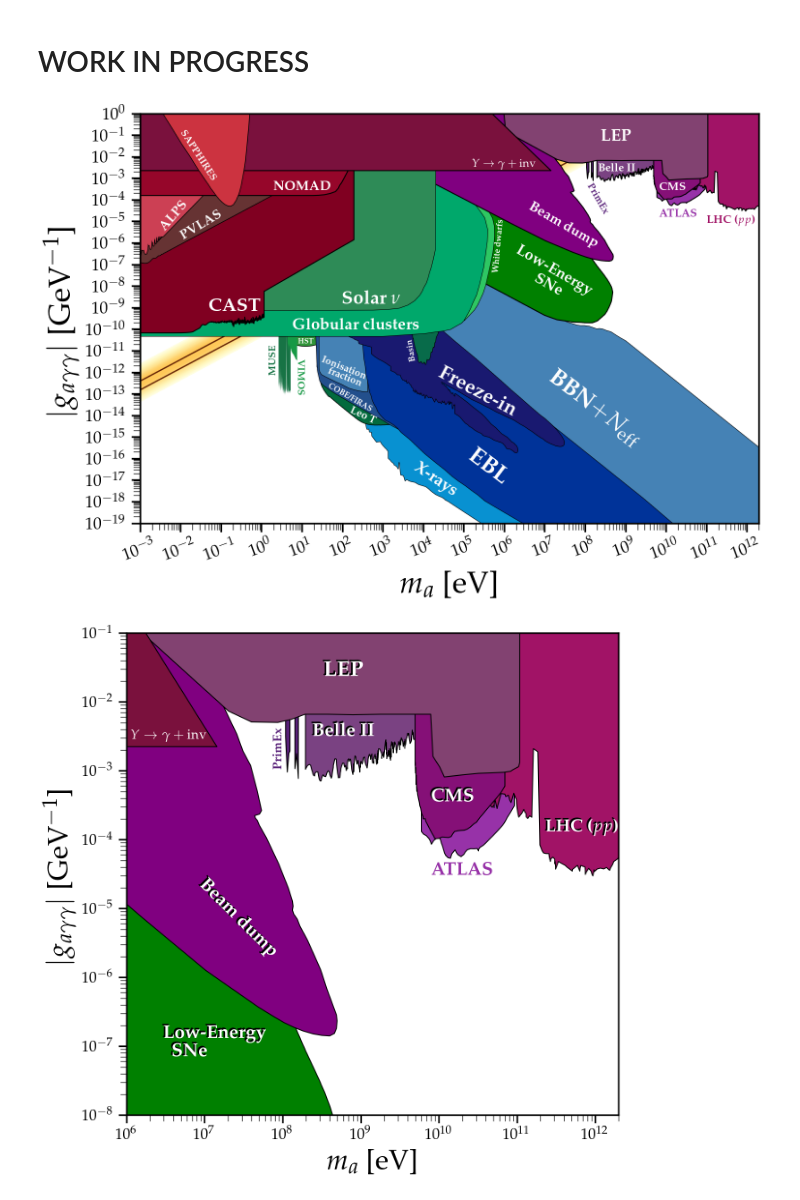
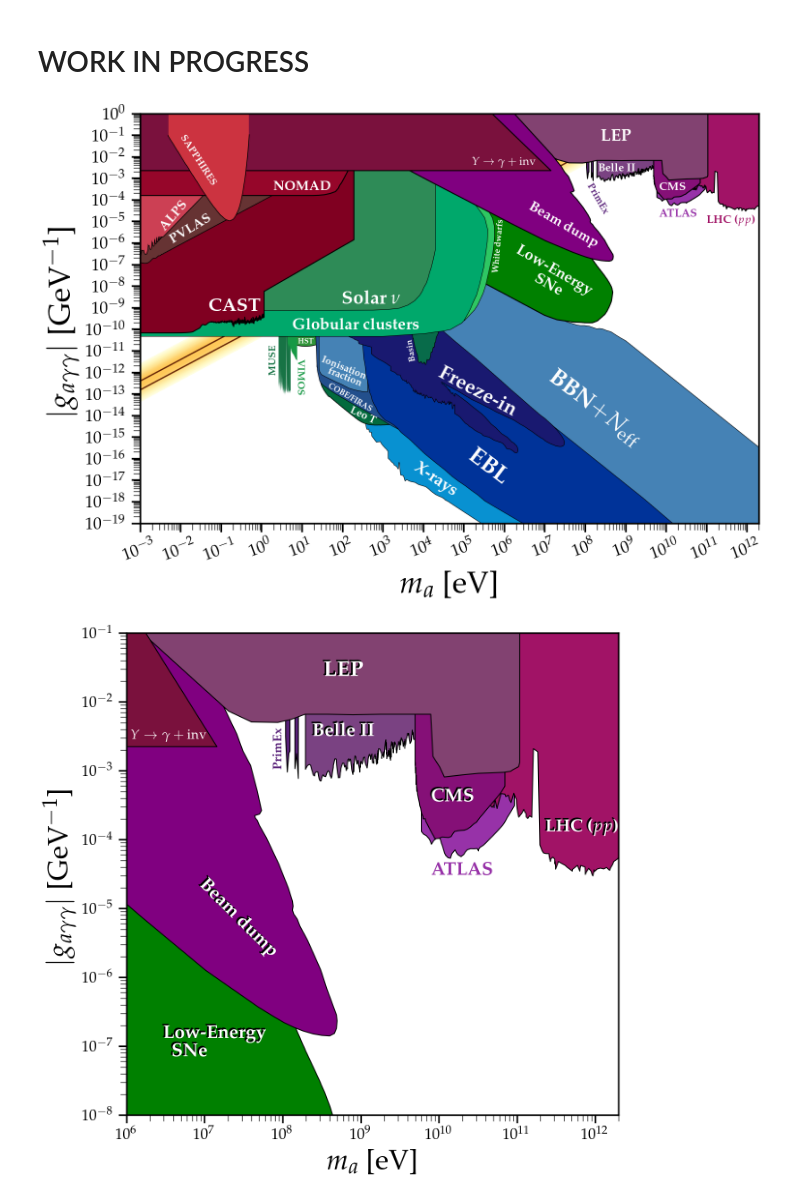
Before and after one commit to cajohare/AxionLimits, a Jupyter notebook: AxionPhoton_ColliderBounds.ipynb, the cells around one changed output. Cells and saved outputs as stored; diff of their text form; code cells hidden in the pictures.

```diff
--- a/AxionPhoton_ColliderBounds.ipynb
+++ b/AxionPhoton_ColliderBounds.ipynb
@@ -33,7 +33,7 @@ def SNe_decay(ax,text_shift=[1,1],col='green',text_col='w',fs=23,zorder=0.03,tex
         plt.text(text_shift[0]*1.5e7,text_shift[1]*1e-6,r'\noindent {\bf Low-Energy}\newline \indent \indent \indent  {\bf SNe}',fontsize=fs,color='w',rotation=rotation,ha='center',va='top',clip_on=True,path_effects=path_effects)
     return
 
-def BeamDump(ax,text_shift=[1,1],col='purple',text_col='w',fs=21,zorder=0.2,text_on=True,lw=1.5,rotation=-30,ha='center',edgealpha=1,path_effects=[]):
+def BeamDump(ax,text_shift=[1,1],col='purple',text_col='w',fs=21,zorder=1.1,text_on=True,lw=1.5,rotation=-30,ha='center',edgealpha=1,path_effects=[]):
     dat = loadtxt("limit_data/AxionPhoton/BeamDump.txt")
     plt.fill_between(dat[:,0],dat[:,1],y2=1,edgecolor=None,facecolor=col,zorder=zorder)
     plt.plot(dat[:,0],dat[:,1],lw=lw,color='k',alpha=edgealpha,zorder=zorder)
@@ -90,7 +90,7 @@ def Collider_Y(ax,text_shift=[1,1],col='#7a113d',text_col='w',fs=17,zorder=1.65,
     plt.plot(dat[:,0],dat[:,1],lw=lw,color='k',alpha=edgealpha,zorder=zorder)
 
     if text_on:
-        plt.text(text_shift[0]*1e6,text_shift[1]*0.8e-2,r'$Y \rightarrow \gamma + {\rm inv}$',fontsize=fs,color='w',rotation=rotation,ha='center',va='top',clip_on=True,path_effects=path_effects)
+        plt.text(text_shift[0]*1e6,text_shift[1]*1e-2,r'$Y \rightarrow \gamma + {\rm inv}$',fontsize=fs,color='w',rotation=rotation,ha='center',va='top',clip_on=True,path_effects=path_effects)
     return
 
 def LEP(ax,text_shift=[1,1],col='#824271',text_col='w',fs=25,zorder=0.9,text_on=True,lw=1.5,rotation=0,ha='center',edgealpha=1,path_effects=[]):
@@ -126,35 +126,35 @@ NOMAD(ax)
 BeamDump(ax)
 SNe_decay(ax)
 Collider_Y(ax)
 CMS_PbPb(ax)
 ATLAS_PbPb(ax)
 LHC_pp(ax)
 BelleII(ax)
 PrimEx(ax)
 LEP(ax)
 
 plt.text(0.5e-1,0.7e-9,r'{\bf CAST}',color='w',fontsize=28)
 
 plt.text(2.7e-3,0.4e-5,r'{\bf ALPS}',color='w',rotation=49,fontsize=20)
-plt.text(9e-3,1.5e-6,r'{\bf PVLAS}',color='w',rotation=31,fontsize=20)
+plt.text(5e-3,1.0e-6,r'{\bf PVLAS}',color='w',rotation=31,fontsize=20)
 
 plt.text(1e2,1.5e-9,r'{\bf Solar} $\nu$',color='w',fontsize=28)
 plt.text(0.6e1,1e-10,r'{\bf Globular clusters}',color='w',fontsize=24)
 plt.text(0.5e6,0.5e-7,r'{\bf White} {\bf dwarfs}',color='w',fontsize=13,rotation=85)
 
 plt.text(2e4,1e-14,r'{\bf Freeze-in}',color='w',fontsize=30,rotation=-28)
 
 plt.text(1e5,0.7e-17,r'{\bf EBL}',color='w',fontsize=35,rotation=-37)
 plt.text(1e7,5e-16,r'{\bf BBN}$+N_{\rm eff}$',color='w',fontsize=35,rotation=-37)
 
 plt.text(5e3,0.2e-17,r'{\bf X-rays}',color='w',fontsize=25,rotation=-34)
 plt.text(0.4e2,1.5e-14,r'{\bf COBE/FIRAS}',color='w',fontsize=12,rotation=-30)
 
 plt.text(0.25e2,0.5e-12,r'\noindent {\bf Ionisation} \newline \indent {\bf fraction}',color='w',fontsize=15,rotation=-22)
 
 MySaveFig(fig,'AxionPhoton_HighMass')
 # %% [output]
-[figure, old version]
+[figure, new version]
 # %%
 %matplotlib inline
 from numpy import *
```
Also changed, not shown: 23 other files.
